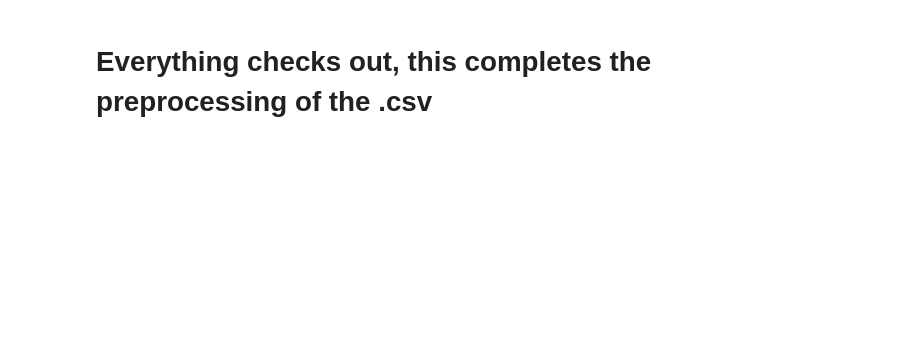
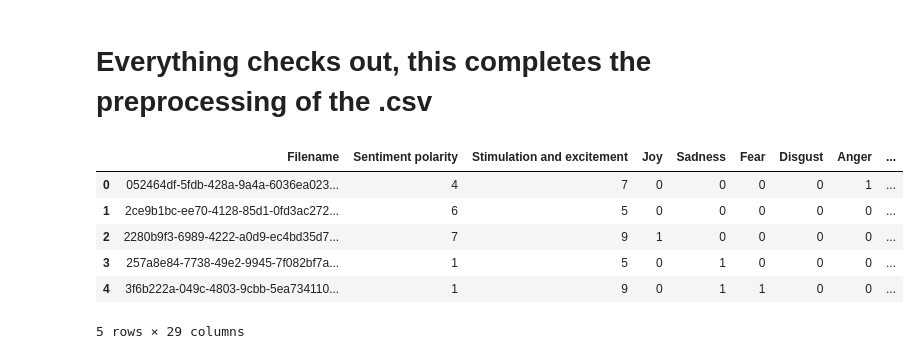
Before and after one commit to projectayre/ayre, a Jupyter notebook: sentiment-analysis/sentiment-experimentation.ipynb, the cells around one changed output. Cells and saved outputs as stored; diff of their text form; code cells hidden in the pictures; blank space fills up the shorter version.

```diff
--- a/sentiment-analysis/sentiment-experimentation.ipynb
+++ b/sentiment-analysis/sentiment-experimentation.ipynb
@@ -97,8 +102,8 @@ train_set.shape[0] + test_set.shape[0] == dataset.shape[0]
 True
 # %%
 # Write code to seperate blocks out of the dataframe for each annotator so they can be stitched together
-train_images = train_set.iloc[:, 0:2]
-test_images = test_set.iloc[:, 0:2]
+train_images = train_set.iloc[:, 1]
+test_images = test_set.iloc[:, 1]
 train_labels = train_set.drop(['id', 'filename'], axis=1)
 test_labels = test_set.drop(['id', 'filename'], axis=1)
 train_labellist = []
@@ -174,2 +179,16 @@ test_labels.describe()
 # %% [markdown]
 # Everything checks out, this completes the preprocessing of the .csv
+# %%
+# stitch the labels with the labels to create final dataframes for both.
+trainimg = pd.concat([train_images]*5).reset_index(drop=True)
+testimg = pd.concat([test_images]*5).reset_index(drop=True)
+train_labels.insert(loc=0, column='Filename', value=trainimg)
+train_labels.head()
+# %% [output]
+|  | Filename | Sentiment polarity | Stimulation and excitement | Joy | Sadness | Fear | Disgust | Anger | ... |
+| 0 | 052464df-5fdb-428a-9a4a-6036ea023... | 4 | 7 | 0 | 0 | 0 | 0 | 1 | ... |
+| 1 | 2ce9b1bc-ee70-4128-85d1-0fd3ac272... | 6 | 5 | 0 | 0 | 0 | 0 | 0 | ... |
+| 2 | 2280b9f3-6989-4222-a0d9-ec4bd35d7... | 7 | 9 | 1 | 0 | 0 | 0 | 0 | ... |
+| 3 | 257a8e84-7738-49e2-9945-7f082bf7a... | 1 | 5 | 0 | 1 | 0 | 0 | 0 | ... |
+| 4 | 3f6b222a-049c-4803-9cbb-5ea734110... | 1 | 9 | 0 | 1 | 1 | 0 | 0 | ... |
+5 rows × 29 columns
```
Also changed, not shown: parts of 10 cells of this notebook.
